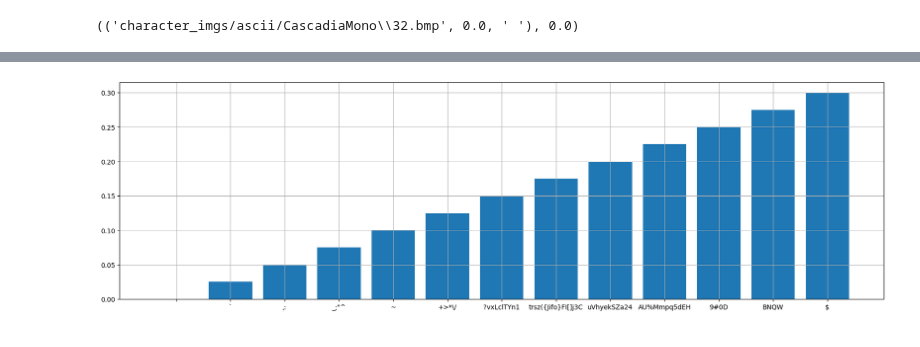
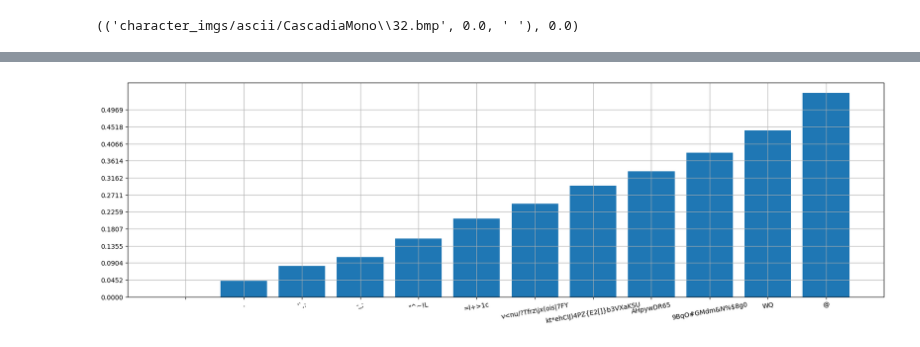
Before and after one commit to wojciechsadlik/python-char-art, a Jupyter notebook: ascii_brightness_test.ipynb, the cells around one changed output, grey strips where cells are left out. Cells and saved outputs as stored; diff of their text form; code cells hidden in the pictures.

Commit message:
brightness test rework, new palettes created

```diff
--- a/ascii_brightness_test.ipynb
+++ b/ascii_brightness_test.ipynb
@@ -23,10 +23,9 @@ img
 img_ls = glob.glob(IMGS_DIR + "*.bmp")
 for i in range(0, len(img_ls)):
     img = Image.open(img_ls[i])
-    # img = img.filter(ImageFilter.MinFilter(3))
     img = np.array(img)
     char = chr(int(re.findall(r'\d+', img_ls[i])[0]))
-    img_ls[i] = (img_ls[i], (img.size - np.count_nonzero(img)) / img.size, char)
+    img_ls[i] = (img_ls[i], (img > 0).sum() / img.size, char)
 
 img_ls
 # %% [output]
@@ -117,20 +106,27 @@ plt.grid()
 # %%
 palette = [""]
-palette_fills = [0]
+palette_fills = []
 
 f = 0
+f_step = img_ls[-1][1] / 12
+avg = 0
 for a in img_ls:
-    if abs(f - a[1]) <= 0.01:
-        palette[-1] += a[2]
+    if a[1] > f:
+        palette_fills.append(avg/len(palette[-1]))
+        palette.append("")
+        avg = 0
+        f += f_step
 
-    if a[1] > f + 0.01:
-        f += 0.025
-        palette_fills.append(f)
-        palette.append("")
+    palette[-1] += a[2]
+    avg += a[1]
+
+palette_fills.append(avg/len(palette[-1]))
 
 plt.figure(figsize=(21, 6))
+plt.yticks(np.arange(0, img_ls[-1][1], f_step))
+plt.xticks(rotation=10)
 plt.bar(palette, palette_fills)
 plt.grid()
 # %% [output]
-[figure, old version]
+[figure, new version]
 # %%
```
Also changed, not shown: parts of 15 cells of this notebook, 7 other files.
